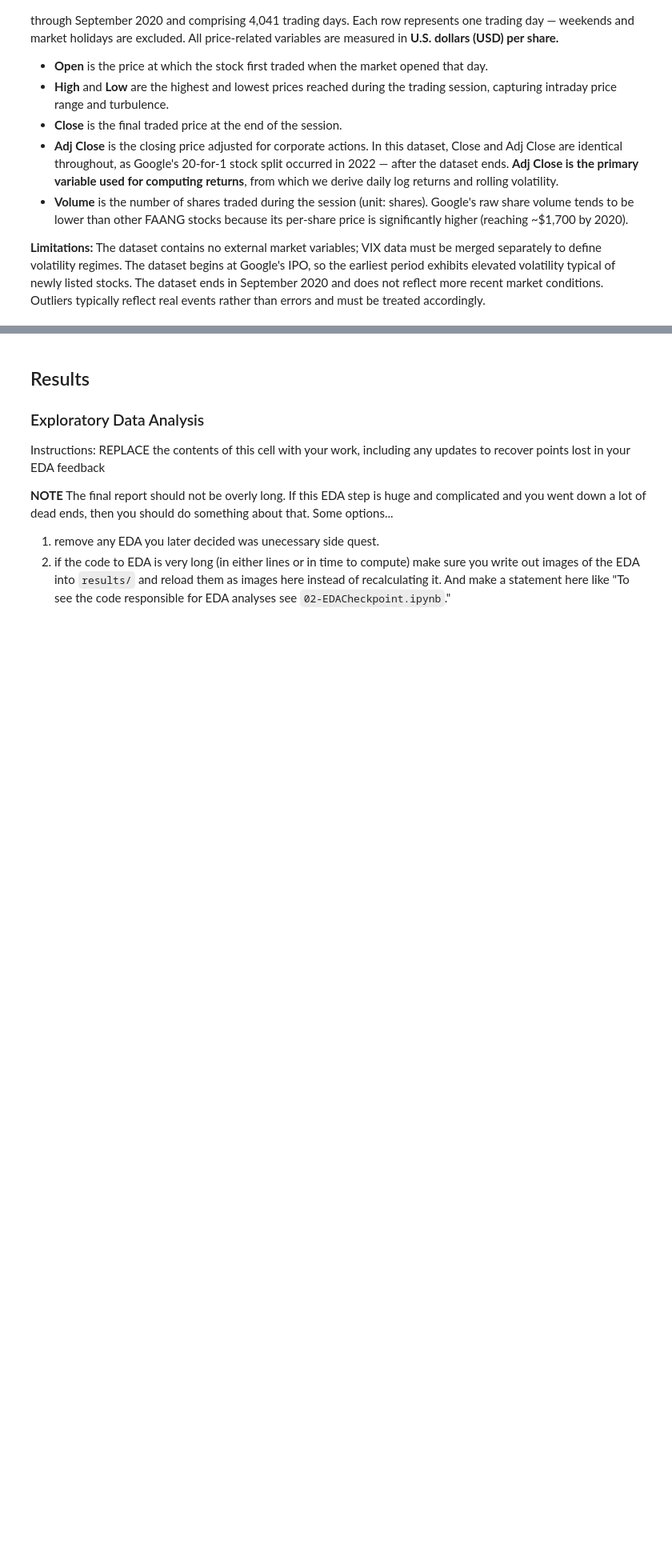
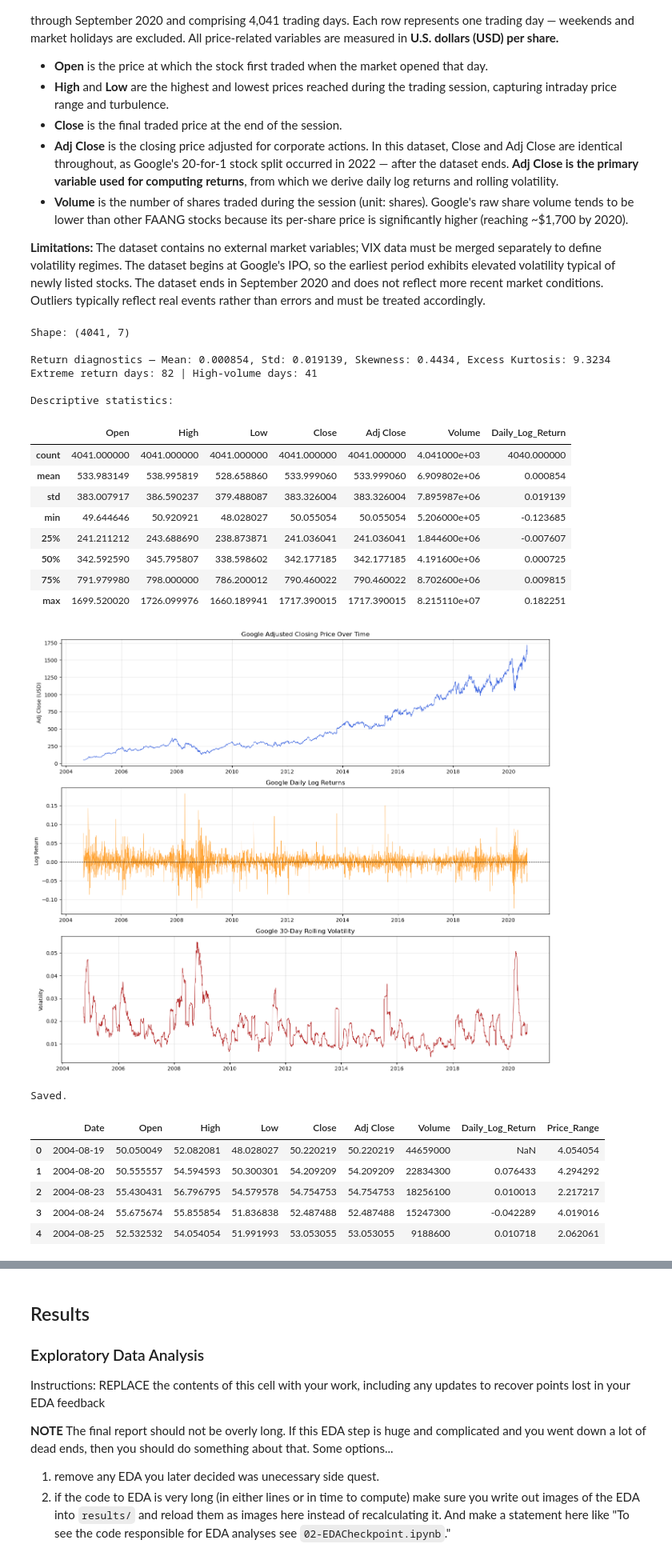
Before and after one commit to COGS108/Group086_WI26, a Jupyter notebook: 03-FinalProject.ipynb, the cells around one changed output, grey strips where cells are left out. Shown at 80% size. Drawn from its saved outputs; the diff is of its cells as text; code cells hidden in the pictures; blank space fills up the shorter version.

```diff
--- a/03-FinalProject.ipynb
+++ b/03-FinalProject.ipynb
@@ -198,3 +271,67 @@ This dataset contains daily historical stock market data for Google (Alphabet In
+# %%
+# ── Google ────────────────────────────────────────────────────────────────────
+df = pd.read_csv("data/00-raw/Google.csv", parse_dates=["Date"])
+df.columns = [c.strip() for c in df.columns]
+df = df.sort_values("Date").reset_index(drop=True)
+for c in NUM_COLS:
+    df[c] = pd.to_numeric(df[c], errors="coerce")
+
+# No missing values, no suspicious OHLC rows — confirmed on first run
+print(f"Shape: {df.shape}")
+
+# Log returns
+df["Daily_Log_Return"] = np.log(df["Adj Close"] / df["Adj Close"].shift(1))
+df["Price_Range"]      = df["High"] - df["Low"]
+
+ret = df["Daily_Log_Return"].dropna()
+print(f"\nReturn diagnostics — Mean: {ret.mean():.6f}, Std: {ret.std():.6f}, "
+      f"Skewness: {ret.skew():.4f}, Excess Kurtosis: {ret.kurtosis():.4f}")
+
+# Outlier flagging (counts only — flagged rows are kept, not removed)
+df["Extreme_Return"] = (df["Daily_Log_Return"] <= ret.quantile(0.01)) | (df["Daily_Log_Return"] >= ret.quantile(0.99))
+df["High_Volume"]    = df["Volume"] >= df["Volume"].quantile(0.99)
+print(f"Extreme return days: {df['Extreme_Return'].sum()} | High-volume days: {df['High_Volume'].sum()}")
+
+print("\nDescriptive statistics:"); display(df[NUM_COLS + ["Daily_Log_Return"]].describe())
+
+fig, axes = plt.subplots(3, 1, figsize=(14, 12))
+axes[0].plot(df["Date"], df["Adj Close"], color="royalblue", linewidth=0.8)
+axes[0].set_title("Google Adjusted Closing Price Over Time"); axes[0].set_ylabel("Adj Close (USD)"); axes[0].grid(alpha=0.3)
+axes[1].plot(df["Date"], df["Daily_Log_Return"], color="darkorange", linewidth=0.5, alpha=0.8)
+axes[1].axhline(0, color="black", linewidth=0.8, linestyle="--")
+axes[1].set_title("Google Daily Log Returns"); axes[1].set_ylabel("Log Return"); axes[1].grid(alpha=0.3)
+axes[2].plot(df["Date"], df["Daily_Log_Return"].rolling(30).std(), color="firebrick", linewidth=0.8)
+axes[2].set_title("Google 30-Day Rolling Volatility"); axes[2].set_ylabel("Volatility"); axes[2].grid(alpha=0.3)
+plt.tight_layout(); plt.show()
+
+# 0 rows dropped — save processed only
+df_clean = df.drop(columns=["Extreme_Return", "High_Volume"], errors="ignore")
+df_clean.to_csv(PROCESSED_DIR / "google_processed.csv", index=False)
+print("Saved."); display(df_clean.head())
+# %% [output]
+Shape: (4041, 7)
+
+Return diagnostics — Mean: 0.000854, Std: 0.019139, Skewness: 0.4434, Excess Kurtosis: 9.3234
+Extreme return days: 82 | High-volume days: 41
+
+Descriptive statistics:
+|  | Open | High | Low | Close | Adj Close | Volume | Daily_Log_Return |
+| count | 4041.000000 | 4041.000000 | 4041.000000 | 4041.000000 | 4041.000000 | 4.041000e+03 | 4040.000000 |
+| mean | 533.983149 | 538.995819 | 528.658860 | 533.999060 | 533.999060 | 6.909802e+06 | 0.000854 |
+| std | 383.007917 | 386.590237 | 379.488087 | 383.326004 | 383.326004 | 7.895987e+06 | 0.019139 |
+| min | 49.644646 | 50.920921 | 48.028027 | 50.055054 | 50.055054 | 5.206000e+05 | -0.123685 |
+| 25% | 241.211212 | 243.688690 | 238.873871 | 241.036041 | 241.036041 | 1.844600e+06 | -0.007607 |
+| 50% | 342.592590 | 345.795807 | 338.598602 | 342.177185 | 342.177185 | 4.191600e+06 | 0.000725 |
+| 75% | 791.979980 | 798.000000 | 786.200012 | 790.460022 | 790.460022 | 8.702600e+06 | 0.009815 |
+| max | 1699.520020 | 1726.099976 | 1660.189941 | 1717.390015 | 1717.390015 | 8.215110e+07 | 0.182251 |
+[figure, added]
+Saved.
+|  | Date | Open | High | Low | Close | Adj Close | Volume | Daily_Log_Return | Price_Range |
+| 0 | 2004-08-19 | 50.050049 | 52.082081 | 48.028027 | 50.220219 | 50.220219 | 44659000 | NaN | 4.054054 |
+| 1 | 2004-08-20 | 50.555557 | 54.594593 | 50.300301 | 54.209209 | 54.209209 | 22834300 | 0.076433 | 4.294292 |
+| 2 | 2004-08-23 | 55.430431 | 56.796795 | 54.579578 | 54.754753 | 54.754753 | 18256100 | 0.010013 | 2.217217 |
+| 3 | 2004-08-24 | 55.675674 | 55.855854 | 51.836838 | 52.487488 | 52.487488 | 15247300 | -0.042289 | 4.019016 |
+| 4 | 2004-08-25 | 52.532532 | 54.054054 | 51.991993 | 53.053055 | 53.053055 | 9188600 | 0.010718 | 2.062061 |
 # %% [markdown]
 ### Amazon (AMZN) Daily Stock Prices
 This dataset contains daily historical stock market data for Amazon (AMZN), spanning May 1997 (IPO) through August 2020 and comprising 5,852 trading days. Each row represents one trading day — weekends and market holidays are excluded. All price-related variables are measured in **U.S. dollars (USD) per share.**
```
Also changed, not shown: parts of 46 cells of this notebook.
